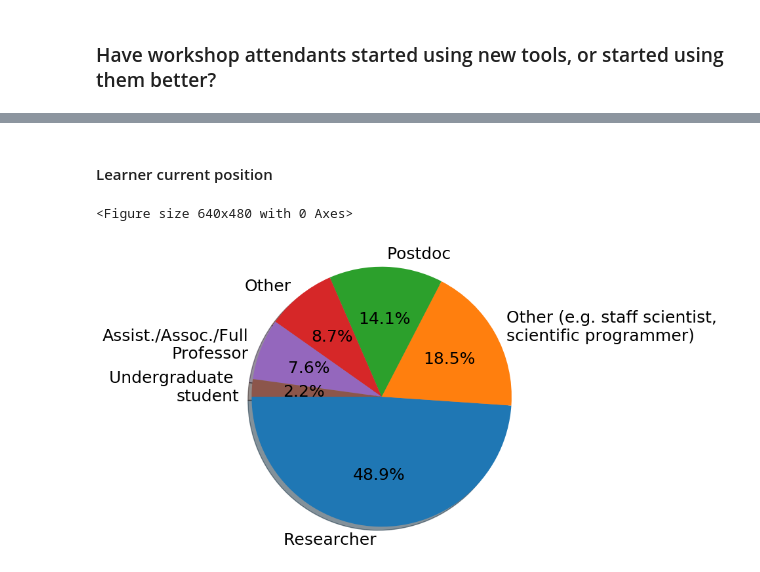
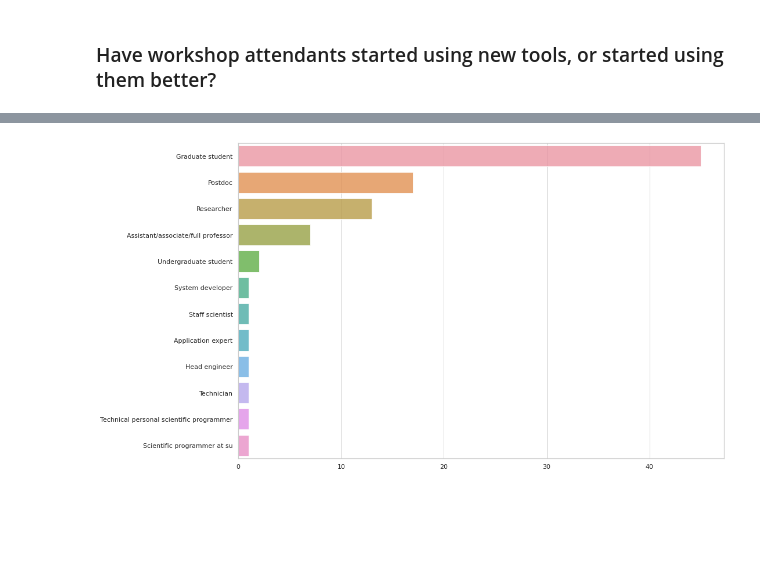
Before and after one commit to coderefinery/post-workshop-survey, a Jupyter notebook: survey_analysis.ipynb, the cells around one changed output, grey strips where cells are left out. Saved outputs shown, nothing was run; the diff lists cells and outputs as text; code cells hidden in the pictures; blank space fills up the shorter version.

Commit message:
update "positions" plot to bar chart

```diff
--- a/survey_analysis.ipynb
+++ b/survey_analysis.ipynb
@@ -219,2 +179,0 @@ df_group = df_all.groupby(by="What is your current position?")
-# %% [markdown]
-#### Learner current position
@@ -230,21 +180,22 @@ counts = pos.value_counts()
-# %%
-plt.clf()
-font = {'family' : 'normal',
-        'weight' : 'normal',
-        'size'   : 18}
-plt.rc('font', **font)
-
-fig1, ax1 = plt.subplots(figsize=(10,5))
-#counts.index
-explode = (0.0, 0.0, 0.0, 0.0, 0.0, 0.0)  # only "explode" the 2nd slice (i.e. 'Hogs')
-ax1.pie(counts.values, explode=explode, labels=positions, autopct='%1.1f%%',
-        shadow=True, startangle=180)
-ax1.axis('equal')  # Equal aspect ratio ensures that pie is drawn as a circle.
-ax1.figure.tight_layout()
-plt.gcf().subplots_adjust(right=0.85)
-
-#plt.show();
-plt.savefig("position_pie.png")
-# %% [output]
-<Figure size 640x480 with 0 Axes>
-[figure, removed]
+# %%
+df = pd.concat([
+    pd.read_csv("workshop-followup-survey-2017_processed.csv"),
+    pd.read_csv("workshop-followup-survey-2018_processed.csv"),
+])
+
+# for those values where current position is empty, take the value from "Other"
+df["What is your current position?"].fillna(df["Other"], inplace=True)
+
+positions = df["What is your current position?"]
+unique_positions = positions.unique()
+counts = positions.value_counts()
+# %%
+sns.set_theme(style="whitegrid")
+
+f, ax = plt.subplots(figsize=(15, 10))
+
+sns.barplot(y=counts.index.str.capitalize(), x=counts.values, alpha=0.8)
+
+f.savefig("figures/position.png")
+# %% [output]
+[figure, added]
```
Also changed, not shown: parts of 11 cells of this notebook, 4 other files.
